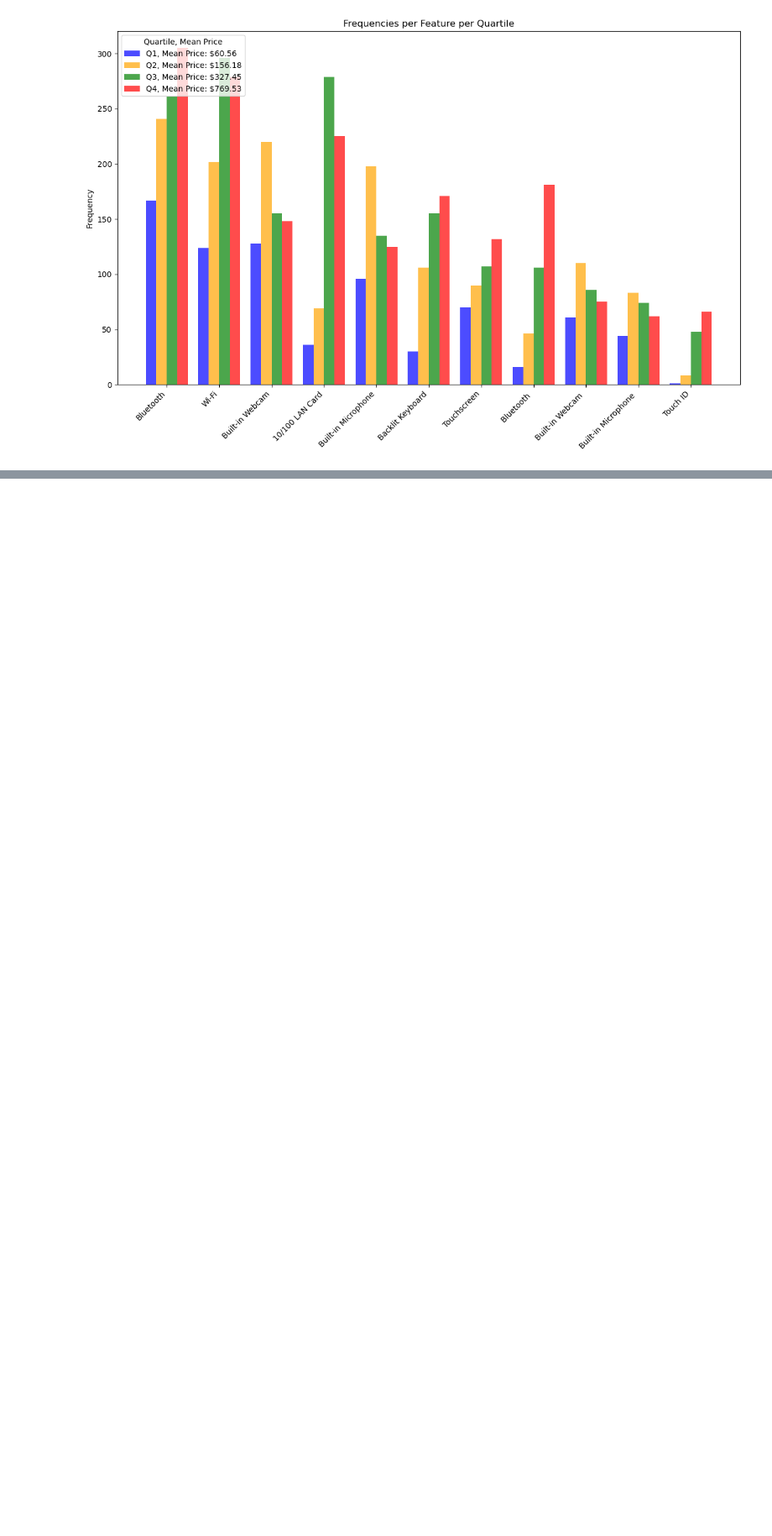
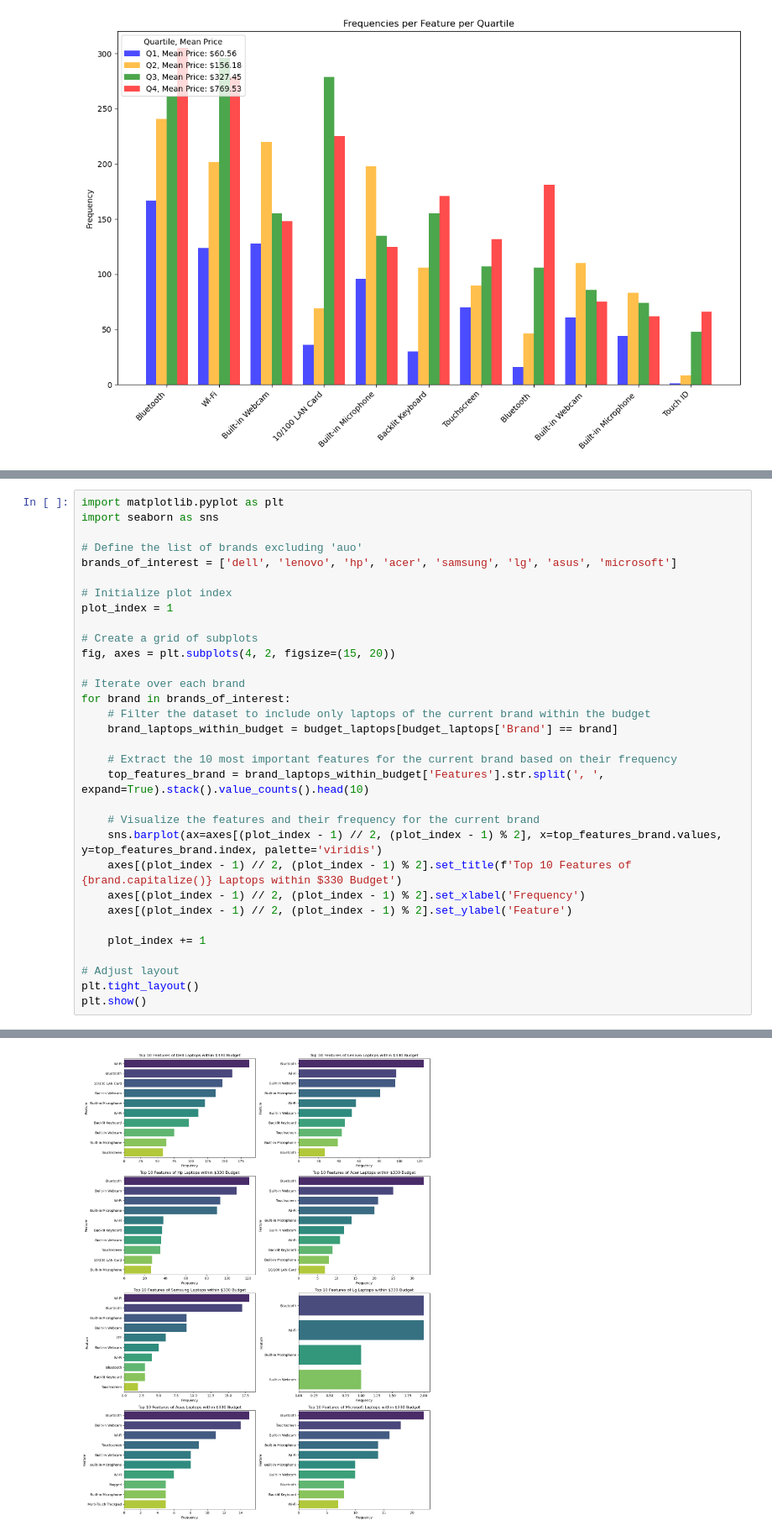
Before and after one commit to rafvrab/eBay-Laptop-Analysis, a Jupyter notebook: Notebook.ipynb, the cells around one changed output, grey strips where cells are left out. Shown at 84% size. Cells and saved outputs as stored; diff of their text form; blank space fills up the shorter version.

```diff
--- a/Notebook.ipynb
+++ b/Notebook.ipynb
@@ -1306,0 +1336,33 @@ plt.show()
+# %%
+import matplotlib.pyplot as plt
+import seaborn as sns
+
+# Define the list of brands excluding 'auo'
+brands_of_interest = ['dell', 'lenovo', 'hp', 'acer', 'samsung', 'lg', 'asus', 'microsoft']
+
+# Initialize plot index
+plot_index = 1
+
+# Create a grid of subplots
+fig, axes = plt.subplots(4, 2, figsize=(15, 20))
+
+# Iterate over each brand
+for brand in brands_of_interest:
+    # Filter the dataset to include only laptops of the current brand within the budget
+    brand_laptops_within_budget = budget_laptops[budget_laptops['Brand'] == brand]
+
+    # Extract the 10 most important features for the current brand based on their frequency
+    top_features_brand = brand_laptops_within_budget['Features'].str.split(', ', expand=True).stack().value_counts().head(10)
+
+    # Visualize the features and their frequency for the current brand
+    sns.barplot(ax=axes[(plot_index - 1) // 2, (plot_index - 1) % 2], x=top_features_brand.values, y=top_features_brand.index, palette='viridis')
+    axes[(plot_index - 1) // 2, (plot_index - 1) % 2].set_title(f'Top 10 Features of {brand.capitalize()} Laptops within $330 Budget')
+    axes[(plot_index - 1) // 2, (plot_index - 1) % 2].set_xlabel('Frequency')
+    axes[(plot_index - 1) // 2, (plot_index - 1) % 2].set_ylabel('Feature')
+
+    plot_index += 1
+
+# Adjust layout
+plt.tight_layout()
+plt.show()
+# %% [output]
@@ -1306,0 +1386 @@ plt.show()
+[figure, added]
```
Also changed, not shown: parts of 13 cells of this notebook.
